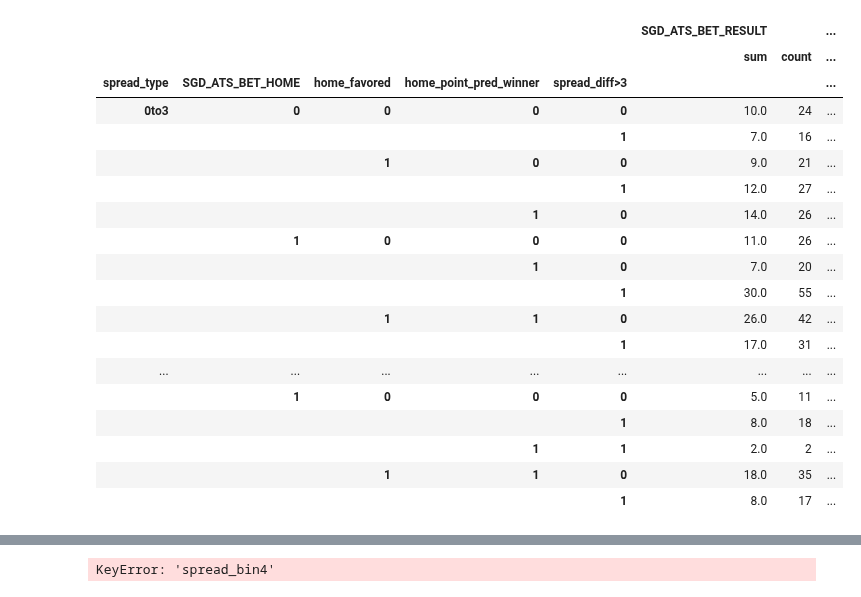
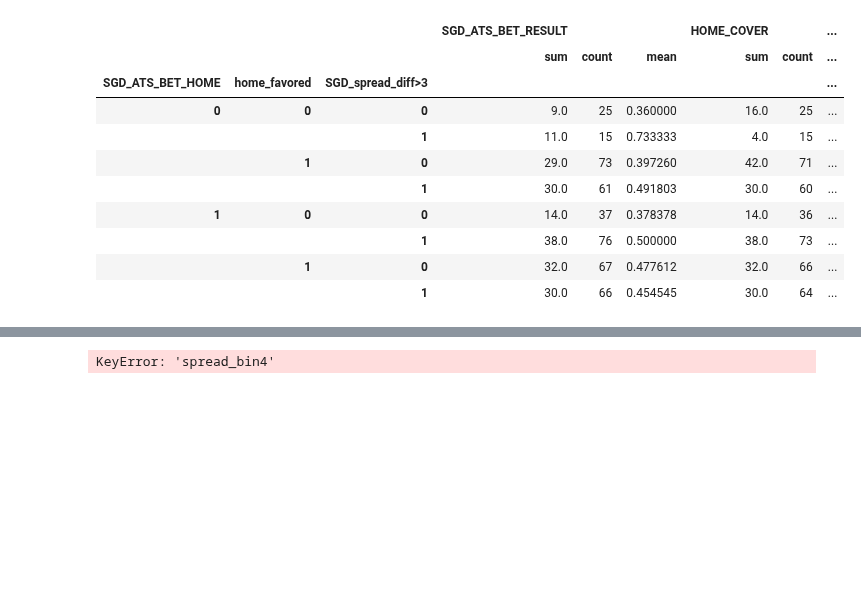
Before and after one commit to jnish23/NBA_Model_V2, a Jupyter notebook: notebooks/betting_results_analysis.ipynb, the cells around one changed output, grey strips where cells are left out. Drawn from its saved outputs; the diff is of its cells as text; code cells hidden in the pictures; blank space fills up the shorter version.

```diff
--- a/notebooks/betting_results_analysis.ipynb
+++ b/notebooks/betting_results_analysis.ipynb
@@ -13,9 +13,9 @@ pd.options.display.max_columns=50
 # %%
 def create_results_df():
 
-    path_to_results = Path().home().joinpath('NBA_Model_v1', 'results', 'betting_predictions_2022.csv')
+    path_to_results = Path().home().joinpath('NBA_Model_v1', 'results', 'betting_predictions_2023.csv')
     path_to_db = Path.home().joinpath('NBA_Model_v1', 'data', 'nba.db')
-    season = '2022-23'
+    season = '2023-24'
 
     preds = pd.read_csv(path_to_results)
     preds = preds.drop_duplicates(subset=['home_team', 'away_team', 'game_date'], keep='last')
@@ -285,19 +285,31 @@ results['bet_favorite'] = (((results['home_spread'] < 0) & (results['SGD_ATS_BET
 
 results['home_favored'] = (results['home_spread'] < 0).astype(int)
 
-results['home_point_pred_winner'] = (results['sgd_home_score_pred'] - results['sgd_away_score_pred'] > 0).astype(int)
-results['point_pred_correct'] = (results['home_point_pred_winner'] == results['HOME_WIN']).astype(int)
+results['sgd_home_point_pred_winner'] = (results['sgd_home_score_pred'] - results['sgd_away_score_pred'] > 0).astype(int)
+results['lgb_home_point_pred_winner'] = (results['lgb_home_score_pred'] - results['lgb_away_score_pred'] > 0).astype(int)
 
-results['home_point_diff_pred'] = results['sgd_home_score_pred'] - results['sgd_away_score_pred']
+results['sgd_point_pred_correct'] = (results['sgd_home_point_pred_winner'] == results['HOME_WIN']).astype(int)
+results['lgb_point_pred_correct'] = (results['lgb_home_point_pred_winner'] == results['HOME_WIN']).astype(int)
+
+results['sgd_home_point_diff_pred'] = results['sgd_home_score_pred'] - results['sgd_away_score_pred']
+results['lgb_home_point_diff_pred'] = results['lgb_home_score_pred'] - results['lgb_away_score_pred']
 
 
-results['model_fav_eq_vegas_fav'] = (np.sign(results['home_spread']) != np.sign(results['home_point_diff_pred'])).astype(int)
+results['sgd_fav_eq_vegas_fav'] = (np.sign(results['home_spread']) != np.sign(results['sgd_home_point_diff_pred'])).astype(int)
+results['lgb_fav_eq_vegas_fav'] = (np.sign(results['home_spread']) != np.sign(results['lgb_home_point_diff_pred'])).astype(int)
 
-results['spread_diff<1'] = (results['SGD_ATS_DIFF'].abs() < 1).astype(int)
-results['spread_diff>1'] = (results['SGD_ATS_DIFF'].abs() >= 1).astype(int)
-results['spread_diff>2'] = (results['SGD_ATS_DIFF'].abs() >= 2).astype(int)
-results['spread_diff>3'] = (results['SGD_ATS_DIFF'].abs() >= 3).astype(int)
-results['spread_diff>4'] = (results['SGD_ATS_DIFF'].abs() >= 4).astype(int)
+results['SGD_spread_diff<1'] = (results['SGD_ATS_DIFF'].abs() < 1).astype(int)
+results['SGD_spread_diff>1'] = (results['SGD_ATS_DIFF'].abs() >= 1).astype(int)
+results['SGD_spread_diff>2'] = (results['SGD_ATS_DIFF'].abs() >= 2).astype(int)
+results['SGD_spread_diff>3'] = (results['SGD_ATS_DIFF'].abs() >= 3).astype(int)
+results['SGD_spread_diff>4'] = (results['SGD_ATS_DIFF'].abs() >= 4).astype(int)
+
+results['LGB_spread_diff<1'] = (results['LGB_ATS_DIFF'].abs() < 1).astype(int)
+results['LGB_spread_diff>1'] = (results['LGB_ATS_DIFF'].abs() >= 1).astype(int)
+results['LGB_spread_diff>2'] = (results['LGB_ATS_DIFF'].abs() >= 2).astype(int)
+results['LGB_spread_diff>3'] = (results['LGB_ATS_DIFF'].abs() >= 3).astype(int)
+results['LGB_spread_diff>4'] = (results['LGB_ATS_DIFF'].abs() >= 4).astype(int)
+
 
 results['spread_under3'] = results['home_spread'].between(-2.5,2.5).astype(int)
 results['spread_3to6'] = (results['home_spread'].between(-5.5, 3) | results['home_spread'].between(3, 5.5)).astype(int)
@@ -411,25 +546,15 @@ results.groupby(['spread_type', 'SGD_ATS_BET_HOME', 'home_favored', 'home_point_
 # %%
-results.groupby(['spread_type', 'SGD_ATS_BET_HOME', 'home_favored', 'home_point_pred_winner', 'spread_diff>3'])[['SGD_ATS_BET_RESULT'
-                                                                                                                 ,'HOME_COVER'
-                                                                                                                 ,'FAVORITE_COVER']].agg(('sum', 'count', 'mean'))
+results.groupby(['SGD_ATS_BET_HOME', 'home_favored', 'SGD_spread_diff>3'])[['SGD_ATS_BET_RESULT', 'HOME_COVER']].agg(('sum', 'count', 'mean'))
 # %% [output]
-|  |  |  |  |  | SGD_ATS_BET_RESULT |  | ... |
-|  |  |  |  |  | sum | count | ... |
-| spread_type | SGD_ATS_BET_HOME | home_favored | home_point_pred_winner | spread_diff>3 |  |  | ... |
-| 0to3 | 0 | 0 | 0 | 0 | 10.0 | 24 | ... |
-|  |  |  |  | 1 | 7.0 | 16 | ... |
-|  |  | 1 | 0 | 0 | 9.0 | 21 | ... |
-|  |  |  |  | 1 | 12.0 | 27 | ... |
-|  |  |  | 1 | 0 | 14.0 | 26 | ... |
-|  | 1 | 0 | 0 | 0 | 11.0 | 26 | ... |
-|  |  |  | 1 | 0 | 7.0 | 20 | ... |
-|  |  |  |  | 1 | 30.0 | 55 | ... |
-|  |  | 1 | 1 | 0 | 26.0 | 42 | ... |
-|  |  |  |  | 1 | 17.0 | 31 | ... |
-| ... | ... | ... | ... | ... | ... | ... | ... |
-|  | 1 | 0 | 0 | 0 | 5.0 | 11 | ... |
-|  |  |  |  | 1 | 8.0 | 18 | ... |
-|  |  |  | 1 | 1 | 2.0 | 2 | ... |
-|  |  | 1 | 1 | 0 | 18.0 | 35 | ... |
-|  |  |  |  | 1 | 8.0 | 17 | ... |
+|  |  |  | SGD_ATS_BET_RESULT |  |  | HOME_COVER |  | ... |
+|  |  |  | sum | count | mean | sum | count | ... |
+| SGD_ATS_BET_HOME | home_favored | SGD_spread_diff>3 |  |  |  |  |  | ... |
+| 0 | 0 | 0 | 9.0 | 25 | 0.360000 | 16.0 | 25 | ... |
+|  |  | 1 | 11.0 | 15 | 0.733333 | 4.0 | 15 | ... |
+|  | 1 | 0 | 29.0 | 73 | 0.397260 | 42.0 | 71 | ... |
+|  |  | 1 | 30.0 | 61 | 0.491803 | 30.0 | 60 | ... |
+| 1 | 0 | 0 | 14.0 | 37 | 0.378378 | 14.0 | 36 | ... |
+|  |  | 1 | 38.0 | 76 | 0.500000 | 38.0 | 73 | ... |
+|  | 1 | 0 | 32.0 | 67 | 0.477612 | 32.0 | 66 | ... |
+|  |  | 1 | 30.0 | 66 | 0.454545 | 30.0 | 64 | ... |
 # %%
```
Also changed, not shown: parts of 39 cells of this notebook.
